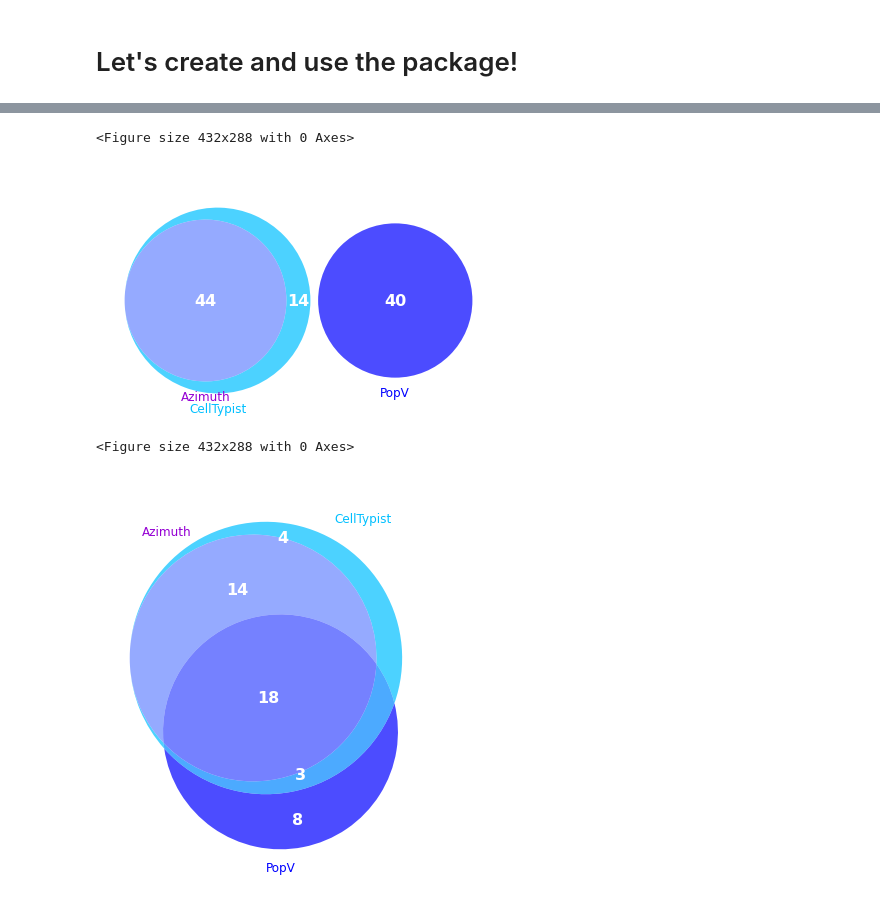
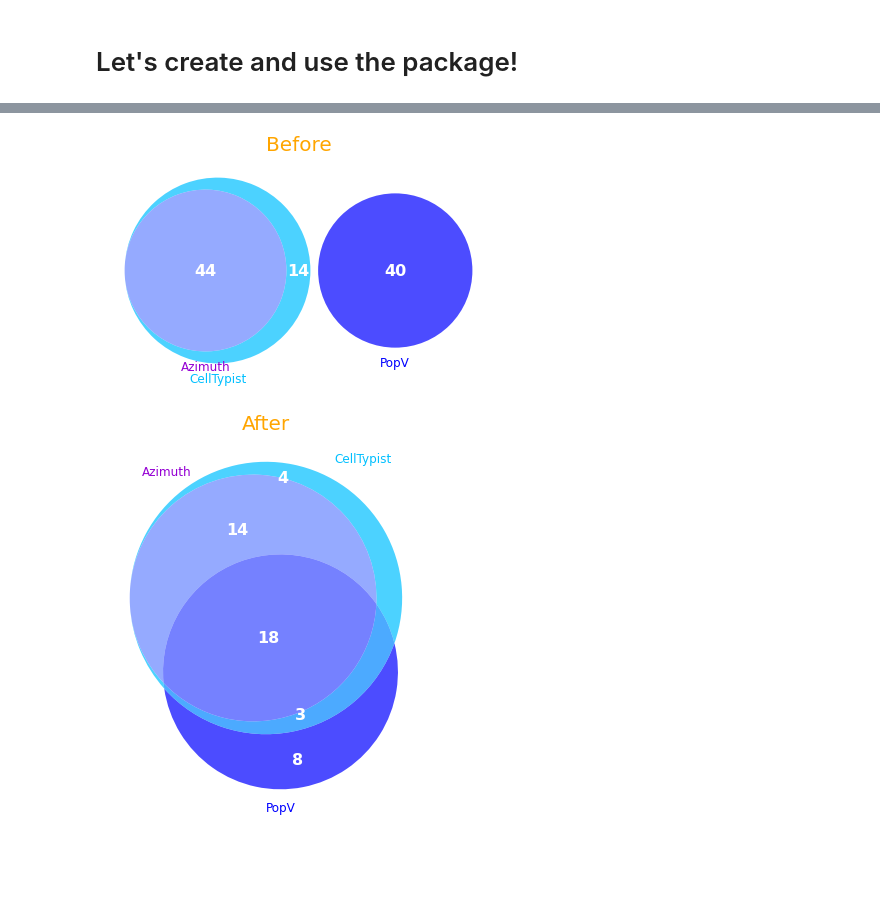
Before and after one commit to hubmapconsortium/asctb-ct-label-mapper, a Jupyter notebook: ASCTBMapper_CT_harmonization.ipynb, the cells around one changed output, grey strips where cells are left out. Drawn from its saved outputs; the diff is of its cells as text; code cells hidden in the pictures; blank space fills up the shorter version.

```diff
--- a/ASCTBMapper_CT_harmonization.ipynb
+++ b/ASCTBMapper_CT_harmonization.ipynb
@@ -68,7 +68,7 @@ def get_asctb_data_url(asctb_organ='Lung', asctb_organ_version='v1.1', verbose=F
 
 
 
-def fetch_ct_info_from_asctb_google_sheet(asctb_organ='Lung', asctb_organ_version='v1.1', filepath='Ontology_embeddings/', filename='ASCTB_Lungv1_2.csv', verbose=False):
+def fetch_ct_info_from_asctb_google_sheet(asctb_organ='Lung', asctb_organ_version='v1.1', filepath='asctb_reference_embeddings/', filename='ASCTB_Lungv1_2.csv', verbose=False):
     """Fetch and parse the ASCT+B dataset for the specific organ and version.
 
     Creates an ASCTB dataframe from the tuple-wise 3 columns like `[CT/1/ID, CT/1, CT/1/LABEL], [CT/2/ID, CT/2, CT/2/LABEL], ...`
@@ -78,7 +78,7 @@ def fetch_ct_info_from_asctb_google_sheet(asctb_organ='Lung', asctb_organ_versio
     Args:
         asctb_organ (str, optional): Defaults to 'Lung'.
         asctb_organ_version (str, optional): Defaults to 'v1.1'.
-        filepath (str, optional): Target file directory. Defaults to 'Ontology_embeddings/'.
+        filepath (str, optional): Target file directory. Defaults to 'asctb_reference_embeddings/'.
         filename (str, optional): Target file name that'll contain the ASCTB NLP embeddings. Defaults to 'ASCTB_Lungv1_2.csv'.
         verbose (bool, optional): Flag to indicate logging in verbose mode. Defaults to False.
 
@@ -192,7 +192,7 @@ def fetch_asctb_definitions_cell_ontology(asctb_df=None, filename='ASCTB_Lungv1_
 VERBOSE = False
 ASCTB_ORGAN = 'Lung'
 ASCTB_VERSION = 'v1.2'
-FILEPATH = 'ontology_embeddings/'
+FILEPATH = 'data/asctb_reference_embeddings/'
 FILENAME = f'ASCTB_{ASCTB_ORGAN}{ASCTB_VERSION.replace(".","_")}.csv'
 
 raw_asctb_map_df = fetch_ct_info_from_asctb_google_sheet(
@@ -640,6 +698,7 @@ from src.asctb_ct_label_mapper.utilities.nlp_preprocessing import download_nlp_m
 VERBOSE = False
 ASCTB_ORGAN = 'Lung'
 ASCTB_VERSION = 'v1.2'
+K = 2
 SENTENCE_ENCODING_MODEL = SentenceTransformer('all-mpnet-base-v2')
 
 
@@ -708,6 +767,7 @@ for SOURCE, RAW_LABELS in source_vs_labels_dict.items():
         raw_labels=RAW_LABELS,
         sentence_encoding_model=SENTENCE_ENCODING_MODEL,
         asctb_embeddings_df=asctb_embeddings_df,
+        k=K,
         verbose=VERBOSE
     )
 
@@ -729,31 +791,30 @@ Standardizing labels for Azimuth
 Standardizing labels for PopV
 Wrote the final translations-mapping files to csv!
 # %%
-from src.asctb_ct_label_mapper.utilities.plotting import make_threeway_venn_diagram
+from src.asctb_ct_label_mapper.utilities.plotting import make_venn_diagram
 
 
 all_combos = ctlabels_translations_df.groupby(by=['source'])['raw_input_label'].apply(set)
 all_sets_list = all_combos.values.tolist()
 all_labels = all_combos.index.tolist()
-_ = make_threeway_venn_diagram(
+_ = make_venn_diagram(
     A=all_sets_list[0],
     B=all_sets_list[1],
     C=all_sets_list[2],
     labels=(all_labels),
     title='Before'
     )
 # %% [output]
-<Figure size 432x288 with 0 Axes>
-[figure, old version]
+[figure, new version]
 # %%
-from src.asctb_ct_label_mapper.utilities.plotting import make_threeway_venn_diagram
+from src.asctb_ct_label_mapper.utilities.plotting import make_venn_diagram
 
 
 
 all_combos = ctlabels_translations_df.groupby(by=['source'])['matched_asctb_label'].apply(set)
 all_sets_list = all_combos.values.tolist()
 all_labels = all_combos.index.tolist()
-_ = make_threeway_venn_diagram(
+_ = make_venn_diagram(
     A=all_sets_list[0],
     B=all_sets_list[1],
     C=all_sets_list[2],
@@ -761,5 +822,4 @@ _ = make_threeway_venn_diagram(
     title='After'
     )
 # %% [output]
-<Figure size 432x288 with 0 Axes>
-[figure, old version]
+[figure, new version]
```
Also changed, not shown: parts of 5 cells of this notebook, 12 other files.
